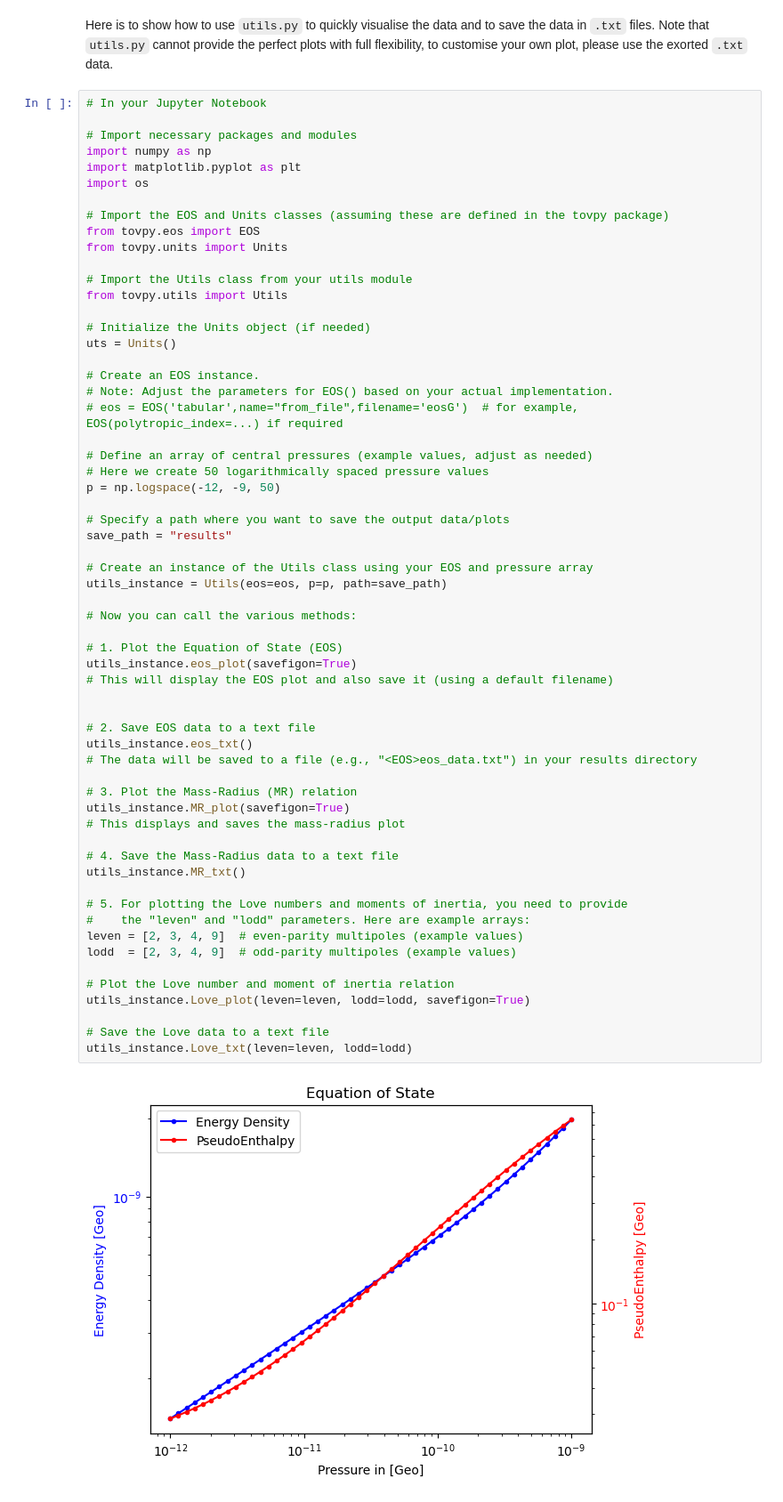
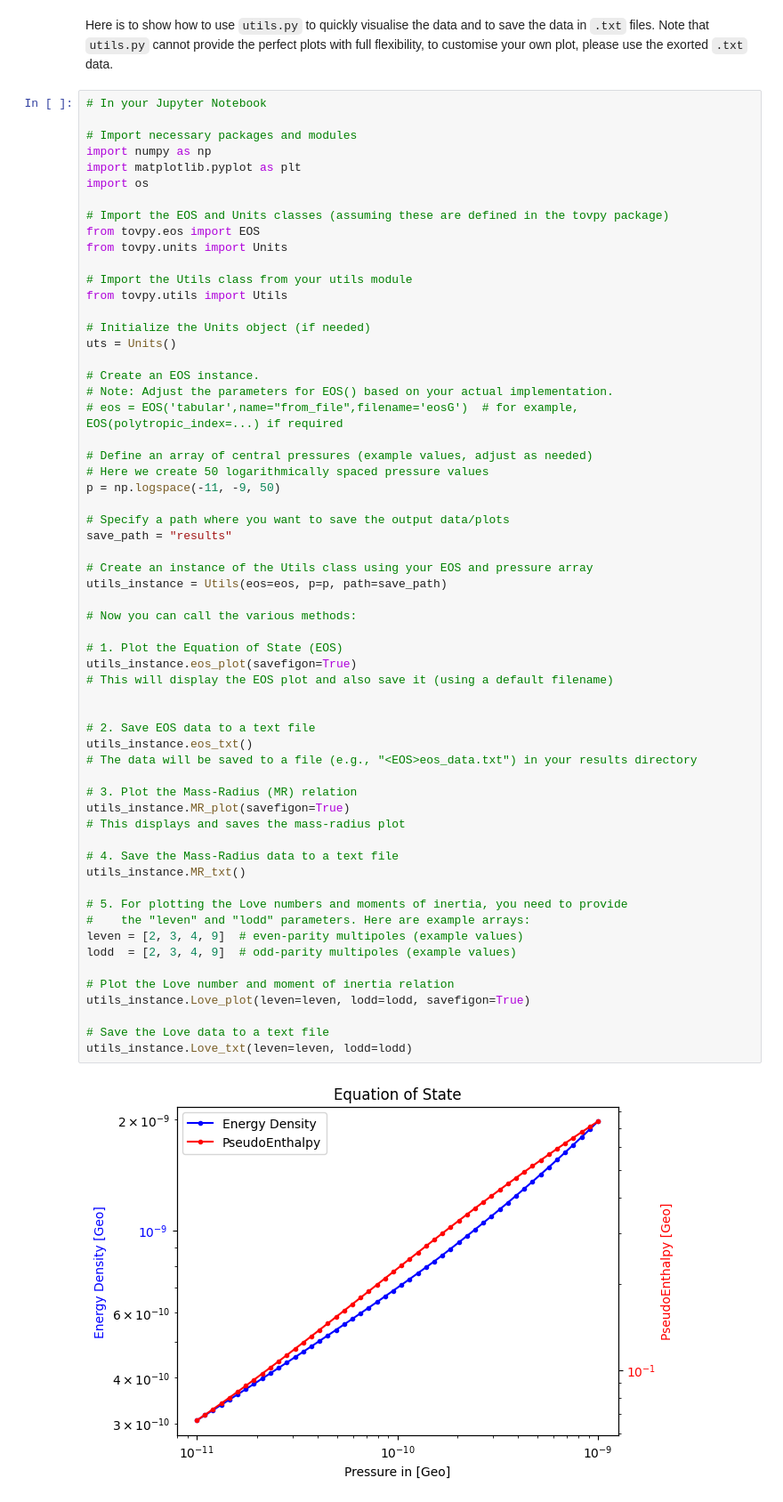
Before and after one commit to RoxGamba/tovpy, a Jupyter notebook: examples/example.ipynb, the cells around one changed output. Shown at 89% size. Saved outputs shown, nothing was run; the diff lists cells and outputs as text.

```diff
--- a/examples/example.ipynb
+++ b/examples/example.ipynb
@@ -161,7 +178,7 @@ uts = Units()
 
 # Define an array of central pressures (example values, adjust as needed)
 # Here we create 50 logarithmically spaced pressure values
-p = np.logspace(-12, -9, 50)
+p = np.logspace(-11, -9, 50)
 
 # Specify a path where you want to save the output data/plots
 save_path = "results"
@@ -171,31 +188,31 @@ utils_instance = Utils(eos=eos, p=p, path=save_path)
 
 # Now you can call the various methods:
 
 # 1. Plot the Equation of State (EOS)
 utils_instance.eos_plot(savefigon=True)
 # This will display the EOS plot and also save it (using a default filename)
 
 
 # 2. Save EOS data to a text file
 utils_instance.eos_txt()
 # The data will be saved to a file (e.g., "<EOS>eos_data.txt") in your results directory
 
 # 3. Plot the Mass-Radius (MR) relation
 utils_instance.MR_plot(savefigon=True)
 # This displays and saves the mass-radius plot
 
 # 4. Save the Mass-Radius data to a text file
 utils_instance.MR_txt()
 
 # 5. For plotting the Love numbers and moments of inertia, you need to provide
 #    the "leven" and "lodd" parameters. Here are example arrays:
 leven = [2, 3, 4, 9]  # even-parity multipoles (example values)
 lodd  = [2, 3, 4, 9]  # odd-parity multipoles (example values)
 
 # Plot the Love number and moment of inertia relation
 utils_instance.Love_plot(leven=leven, lodd=lodd, savefigon=True)
 
 # Save the Love data to a text file
 utils_instance.Love_txt(leven=leven, lodd=lodd)
 # %% [output]
-[figure, old version]
+[figure, new version]
```
Also changed, not shown: parts of 6 cells of this notebook.
